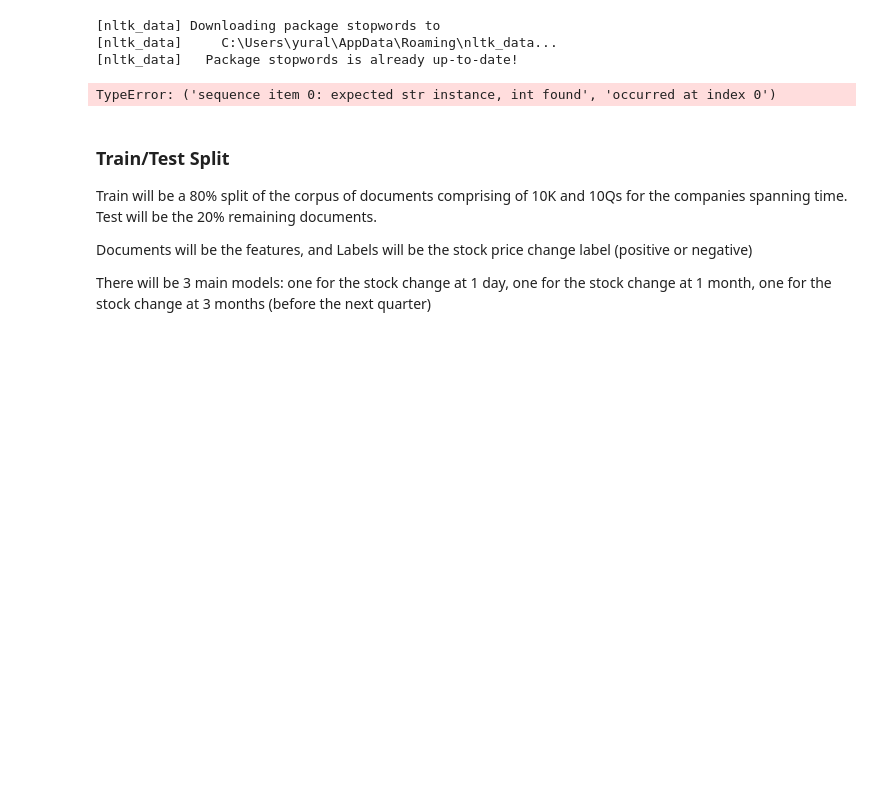
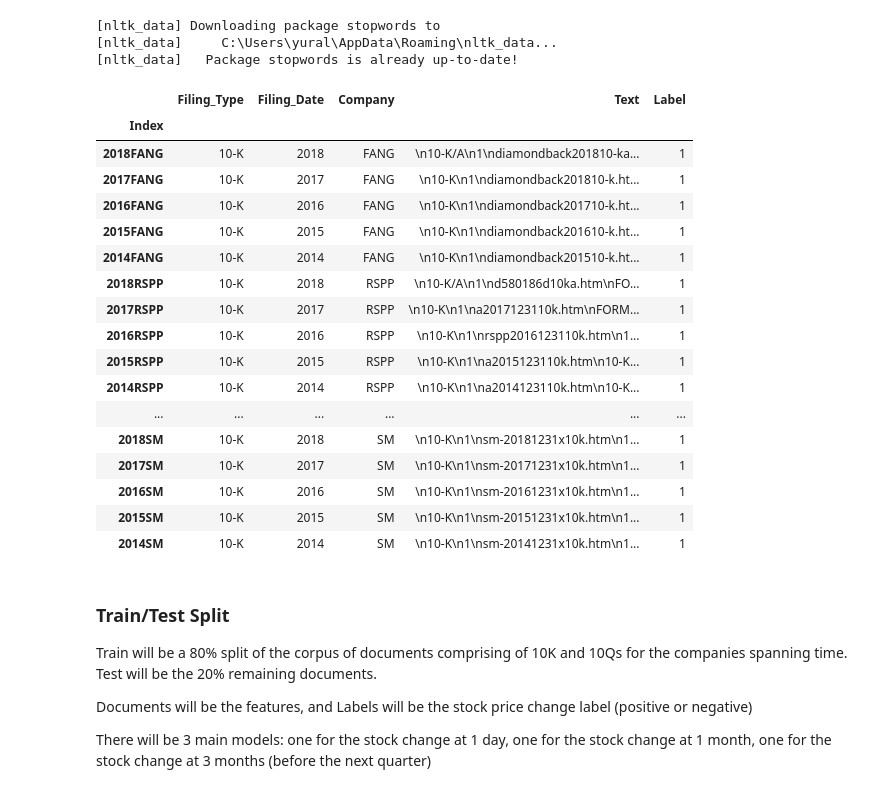
Before and after one commit to NickDonahoe/OilGasEarningsAnalysis, a Jupyter notebook: Edgar Python/SM_Vect.ipynb, the cells around one changed output. Drawn from its saved outputs; the diff is of its cells as text; code cells hidden in the pictures; blank space fills up the shorter version.

```diff
--- a/Edgar Python/SM_Vect.ipynb
+++ b/Edgar Python/SM_Vect.ipynb
@@ -39,9 +41,29 @@ docs_df = ten_k_files()
 # %%
-docs_df['index'] = docs_df[['Filing_Date', 'Company']].apply(lambda x: ''.join(x), axis=1)
+docs_df['Index'] = docs_df[['Filing_Date', 'Company']].apply(lambda x: ''.join(x), axis=1)
+index_df = docs_df['Index']
+index_df.to_csv("index.csv")
+
 docs_df = docs_df.set_index('Index')
 docs_df
 # %% [output]
-TypeError: ('sequence item 0: expected str instance, int found', 'occurred at index 0')
+|  | Filing_Type | Filing_Date | Company | Text | Label |
+| Index |  |  |  |  |  |
+| 2018FANG | 10-K | 2018 | FANG | \n10-K/A\n1\ndiamondback201810-ka... | 1 |
+| 2017FANG | 10-K | 2017 | FANG | \n10-K\n1\ndiamondback201810-k.ht... | 1 |
+| 2016FANG | 10-K | 2016 | FANG | \n10-K\n1\ndiamondback201710-k.ht... | 1 |
+| 2015FANG | 10-K | 2015 | FANG | \n10-K\n1\ndiamondback201610-k.ht... | 1 |
+| 2014FANG | 10-K | 2014 | FANG | \n10-K\n1\ndiamondback201510-k.ht... | 1 |
+| 2018RSPP | 10-K | 2018 | RSPP | \n10-K/A\n1\nd580186d10ka.htm\nFO... | 1 |
+| 2017RSPP | 10-K | 2017 | RSPP | \n10-K\n1\na2017123110k.htm\nFORM... | 1 |
+| 2016RSPP | 10-K | 2016 | RSPP | \n10-K\n1\nrspp2016123110k.htm\n1... | 1 |
+| 2015RSPP | 10-K | 2015 | RSPP | \n10-K\n1\na2015123110k.htm\n10-K... | 1 |
+| 2014RSPP | 10-K | 2014 | RSPP | \n10-K\n1\na2014123110k.htm\n10-K... | 1 |
+| ... | ... | ... | ... | ... | ... |
+| 2018SM | 10-K | 2018 | SM | \n10-K\n1\nsm-20181231x10k.htm\n1... | 1 |
+| 2017SM | 10-K | 2017 | SM | \n10-K\n1\nsm-20171231x10k.htm\n1... | 1 |
+| 2016SM | 10-K | 2016 | SM | \n10-K\n1\nsm-20161231x10k.htm\n1... | 1 |
+| 2015SM | 10-K | 2015 | SM | \n10-K\n1\nsm-20151231x10k.htm\n1... | 1 |
+| 2014SM | 10-K | 2014 | SM | \n10-K\n1\nsm-20141231x10k.htm\n1... | 1 |
 # %%
 # Vectorization methods
 from sklearn.feature_extraction.text import CountVectorizer, TfidfVectorizer
```
Also changed, not shown: parts of 11 cells of this notebook, 2 other files.
